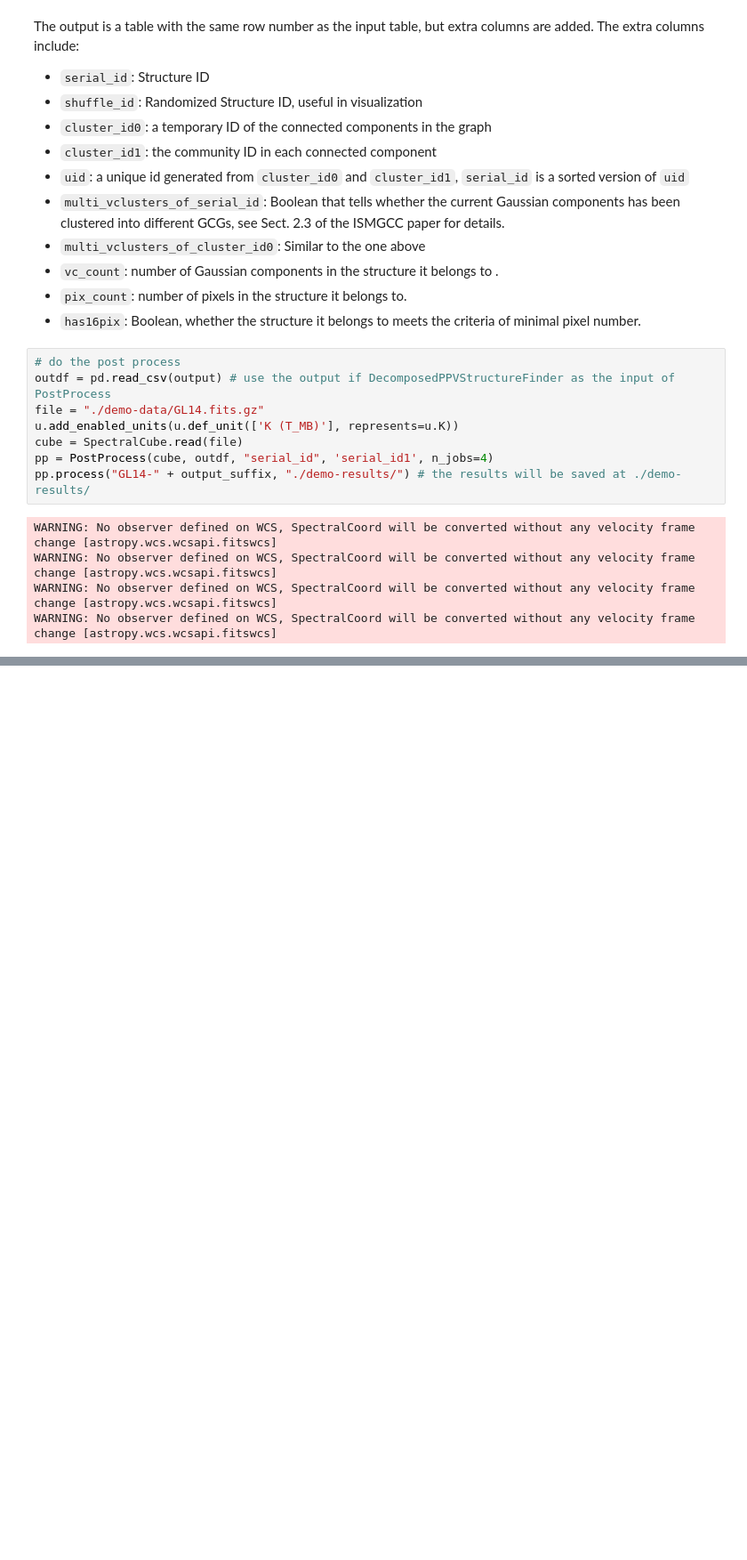
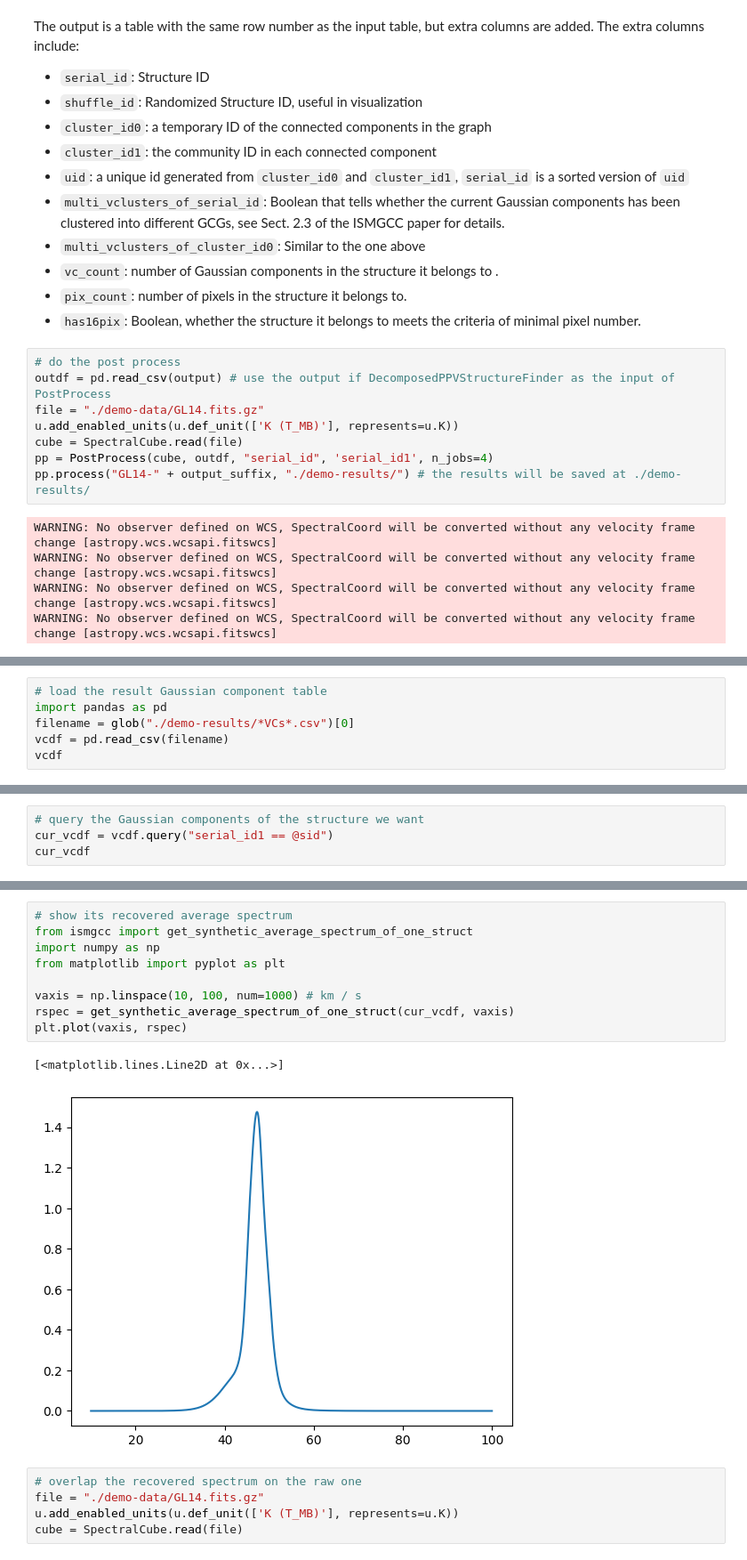
Before and after one commit to Haoran-Feng/ismgcc, a Jupyter notebook: example/tutorial.ipynb, the cells around one changed output, grey strips where cells are left out. Shown at 89% size. Drawn from its saved outputs; the diff is of its cells as text; blank space fills up the shorter version.

```diff
--- a/example/tutorial.ipynb
+++ b/example/tutorial.ipynb
@@ -155,0 +176,6 @@ WARNING: No observer defined on WCS, SpectralCoord will be converted without any
+# %%
+# load the result Gaussian component table
+import pandas as pd
+filename = glob("./demo-results/*VCs*.csv")[0]
+vcdf = pd.read_csv(filename)
+vcdf
@@ -155,0 +216,4 @@ WARNING: No observer defined on WCS, SpectralCoord will be converted without any
+# %%
+# query the Gaussian components of the structure we want
+cur_vcdf = vcdf.query("serial_id1 == @sid")
+cur_vcdf
@@ -155,0 +234,17 @@ WARNING: No observer defined on WCS, SpectralCoord will be converted without any
+# %%
+# show its recovered average spectrum
+from ismgcc import get_synthetic_average_spectrum_of_one_struct
+import numpy as np
+from matplotlib import pyplot as plt
+
+vaxis = np.linspace(10, 100, num=1000) # km / s
+rspec = get_synthetic_average_spectrum_of_one_struct(cur_vcdf, vaxis)
+plt.plot(vaxis, rspec)
+# %% [output]
+[<matplotlib.lines.Line2D at 0x...>]
+[figure, added]
+# %%
+# overlap the recovered spectrum on the raw one
+file = "./demo-data/GL14.fits.gz"
+u.add_enabled_units(u.def_unit(['K (T_MB)'], represents=u.K))
+cube = SpectralCube.read(file)
```
Also changed, not shown: parts of 18 cells of this notebook.
